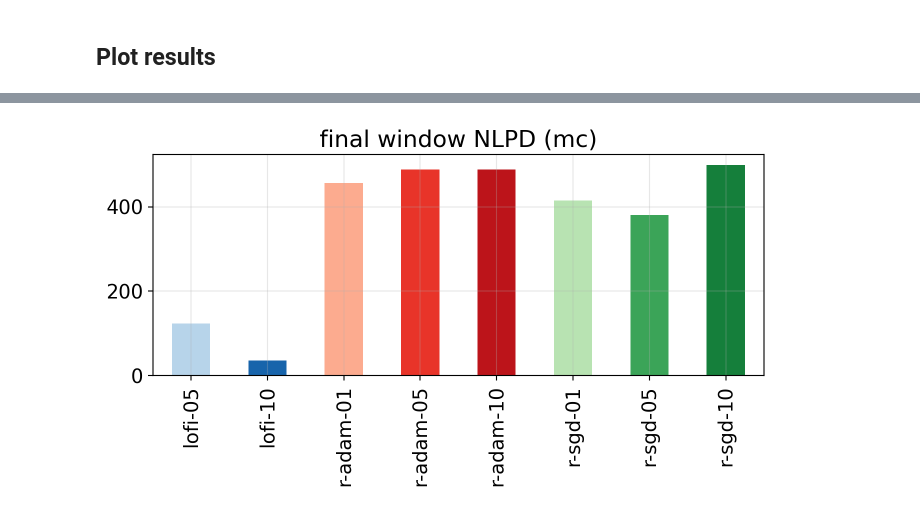
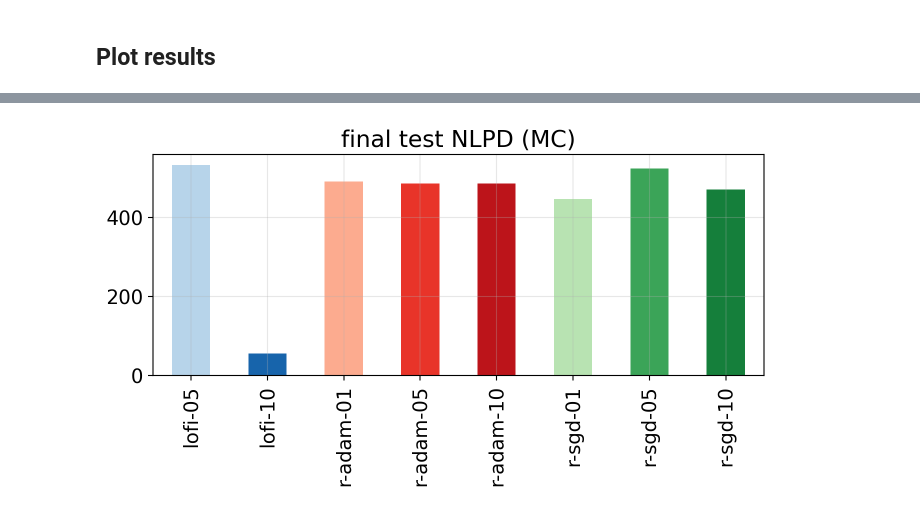
Before and after one commit to probml/rebayes, a Jupyter notebook: demos/collas/regression/rotating-mnist-gradual.ipynb, the cells around one changed output, grey strips where cells are left out. Cells and saved outputs as stored; diff of their text form; code cells hidden in the pictures.

```diff
--- a/demos/collas/regression/rotating-mnist-gradual.ipynb
+++ b/demos/collas/regression/rotating-mnist-gradual.ipynb
@@ -82,7 +97,7 @@ Wall time: 2.82 s
 callback = partial(callbacks.cb_reg_mc,
                 ymean=ymean, ystd=ystd,
                 X_test=X_train, y_test=Y_train,
-                key=key,
+                key=key, scale=scale,
 )
 # %%
 %%time
@@ -215,12 +232,17 @@ plt.savefig(namefile)
 # %%
 fig, ax = plt.subplots(figsize=(7, 4))
 
+metric = "nlpd_window"
+
+outputs_metric = get_subtree(outputs, metric)
+outputs_metric = jax.tree_map(lambda x: np.convolve(x, kernel, mode=kmode), outputs_metric)
+
 pd.DataFrame(outputs_metric).iloc[-1].plot(kind="bar", color=colors.values(), ax=ax)
-plt.title("final window NLPD (mc)")
+plt.title("final test NLPD (MC)")
 plt.grid(alpha=0.3)
 plt.tight_layout()
 namefile = f"test-nlpd-all-final.pdf"
 namefile = os.path.join(dir_output, f"{task_name}-{namefile}")
 plt.savefig(namefile)
 # %% [output]
-[figure, old version]
+[figure, new version]
```
Also changed, not shown: parts of 10 cells of this notebook.
